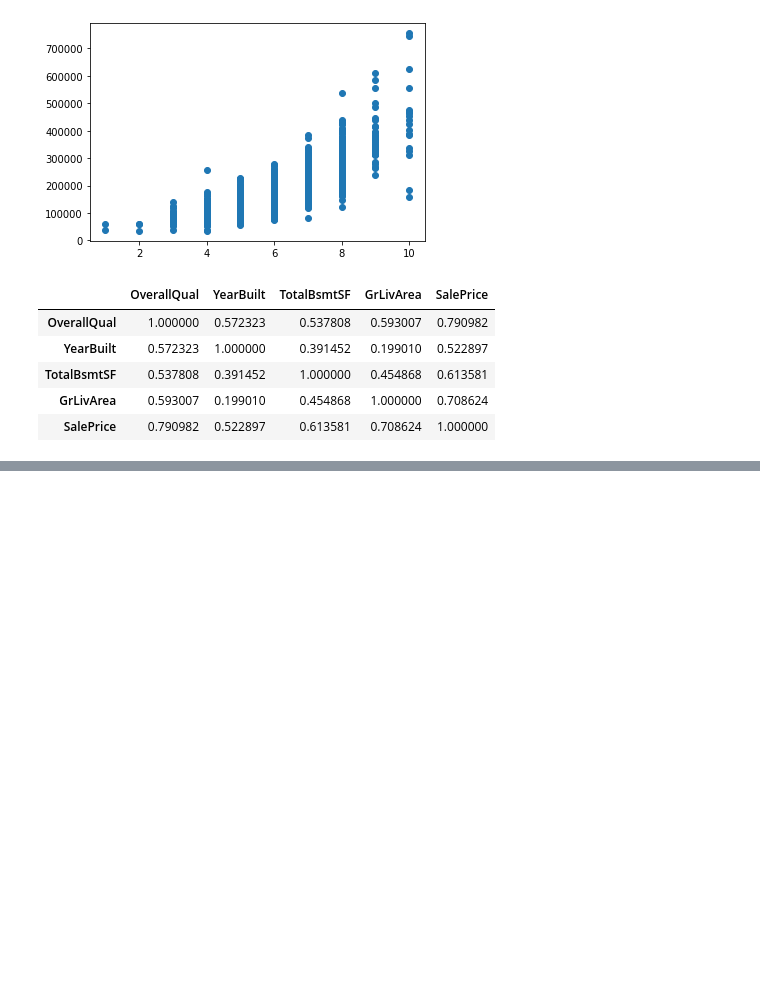
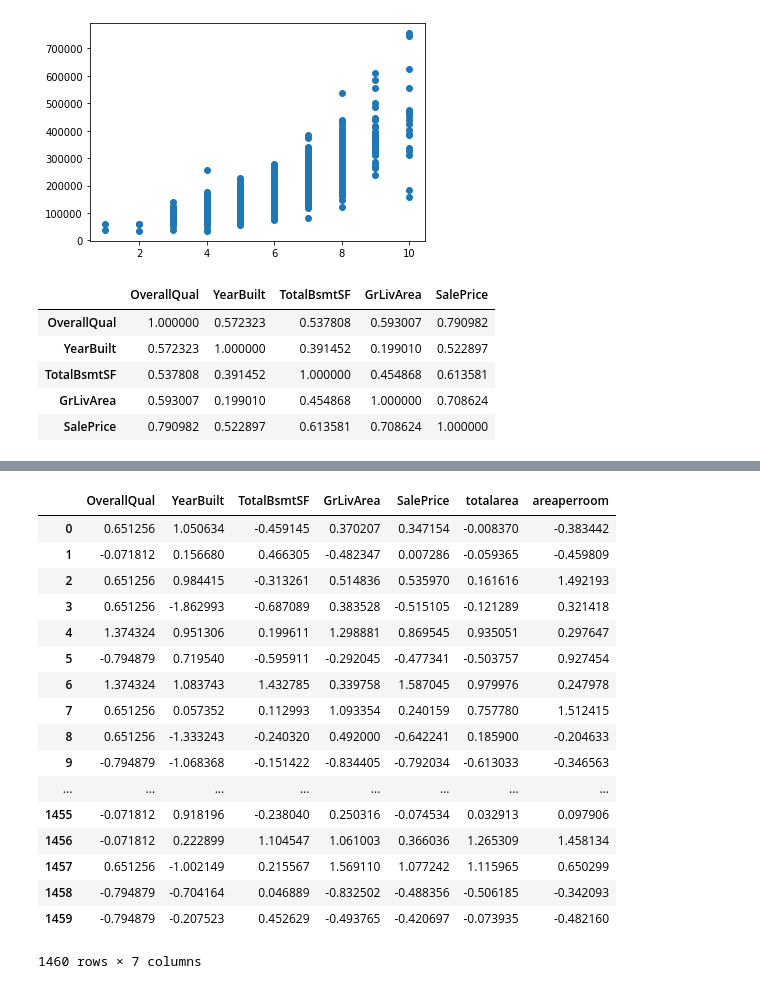
Before and after one commit to Soma586/kaggle_train, a Jupyter notebook: Untitled.ipynb, the cells around one changed output, grey strips where cells are left out. Drawn from its saved outputs; the diff is of its cells as text; code cells hidden in the pictures; blank space fills up the shorter version.

```diff
--- a/Untitled.ipynb
+++ b/Untitled.ipynb
@@ -282,0 +404,49 @@ subdata.corr()
+# %%
+#knn
+#subdata
+
+knn = subdata
+knn["OverallQual"] = knn["OverallQual"] - 6.0993150684931505
+knn["OverallQual"] = knn["OverallQual"] / 1.3829965467415923
+
+knn["YearBuilt"] = knn["YearBuilt"] - 1971.267808219178
+knn["YearBuilt"] = knn["YearBuilt"] / 30.202904042525265
+
+knn["TotalBsmtSF"] = knn["TotalBsmtSF"] - 1057.4294520547944
+knn["TotalBsmtSF"] = knn["TotalBsmtSF"] / 438.7053244594705
+
+knn["GrLivArea"] = knn["GrLivArea"] - 1515.463698630137
+knn["GrLivArea"] = knn["GrLivArea"] / 525.4803834232027
+
+knn["SalePrice"] = knn["SalePrice"] - 180921.19589041095
+knn["SalePrice"] = knn["SalePrice"] / 79442.50288288663
+
+knn["totalarea"] = knn["totalarea"] - 2572.8931506849317
+knn["totalarea"] = knn["totalarea"] / 823.5984923376689
+
+knn["areaperroom"] = knn["areaperroom"] - 230.90536161517295
+knn["areaperroom"] = knn["areaperroom"] / 44.74039677355963
+
+
+knn
+#lol = subdata["OverallQual"] - 10
+#lol
+# %% [output]
+|  | OverallQual | YearBuilt | TotalBsmtSF | GrLivArea | SalePrice | totalarea | areaperroom |
+| 0 | 0.651256 | 1.050634 | -0.459145 | 0.370207 | 0.347154 | -0.008370 | -0.383442 |
+| 1 | -0.071812 | 0.156680 | 0.466305 | -0.482347 | 0.007286 | -0.059365 | -0.459809 |
+| 2 | 0.651256 | 0.984415 | -0.313261 | 0.514836 | 0.535970 | 0.161616 | 1.492193 |
+| 3 | 0.651256 | -1.862993 | -0.687089 | 0.383528 | -0.515105 | -0.121289 | 0.321418 |
+| 4 | 1.374324 | 0.951306 | 0.199611 | 1.298881 | 0.869545 | 0.935051 | 0.297647 |
+| 5 | -0.794879 | 0.719540 | -0.595911 | -0.292045 | -0.477341 | -0.503757 | 0.927454 |
+| 6 | 1.374324 | 1.083743 | 1.432785 | 0.339758 | 1.587045 | 0.979976 | 0.247978 |
+| 7 | 0.651256 | 0.057352 | 0.112993 | 1.093354 | 0.240159 | 0.757780 | 1.512415 |
+| 8 | 0.651256 | -1.333243 | -0.240320 | 0.492000 | -0.642241 | 0.185900 | -0.204633 |
+| 9 | -0.794879 | -1.068368 | -0.151422 | -0.834405 | -0.792034 | -0.613033 | -0.346563 |
+| ... | ... | ... | ... | ... | ... | ... | ... |
+| 1455 | -0.071812 | 0.918196 | -0.238040 | 0.250316 | -0.074534 | 0.032913 | 0.097906 |
+| 1456 | -0.071812 | 0.222899 | 1.104547 | 1.061003 | 0.366036 | 1.265309 | 1.458134 |
+| 1457 | 0.651256 | -1.002149 | 0.215567 | 1.569110 | 1.077242 | 1.115965 | 0.650299 |
+| 1458 | -0.794879 | -0.704164 | 0.046889 | -0.832502 | -0.488356 | -0.506185 | -0.342093 |
+| 1459 | -0.794879 | -0.207523 | 0.452629 | -0.493765 | -0.420697 | -0.073935 | -0.482160 |
+1460 rows × 7 columns
```
Also changed, not shown: parts of 5 cells of this notebook.
